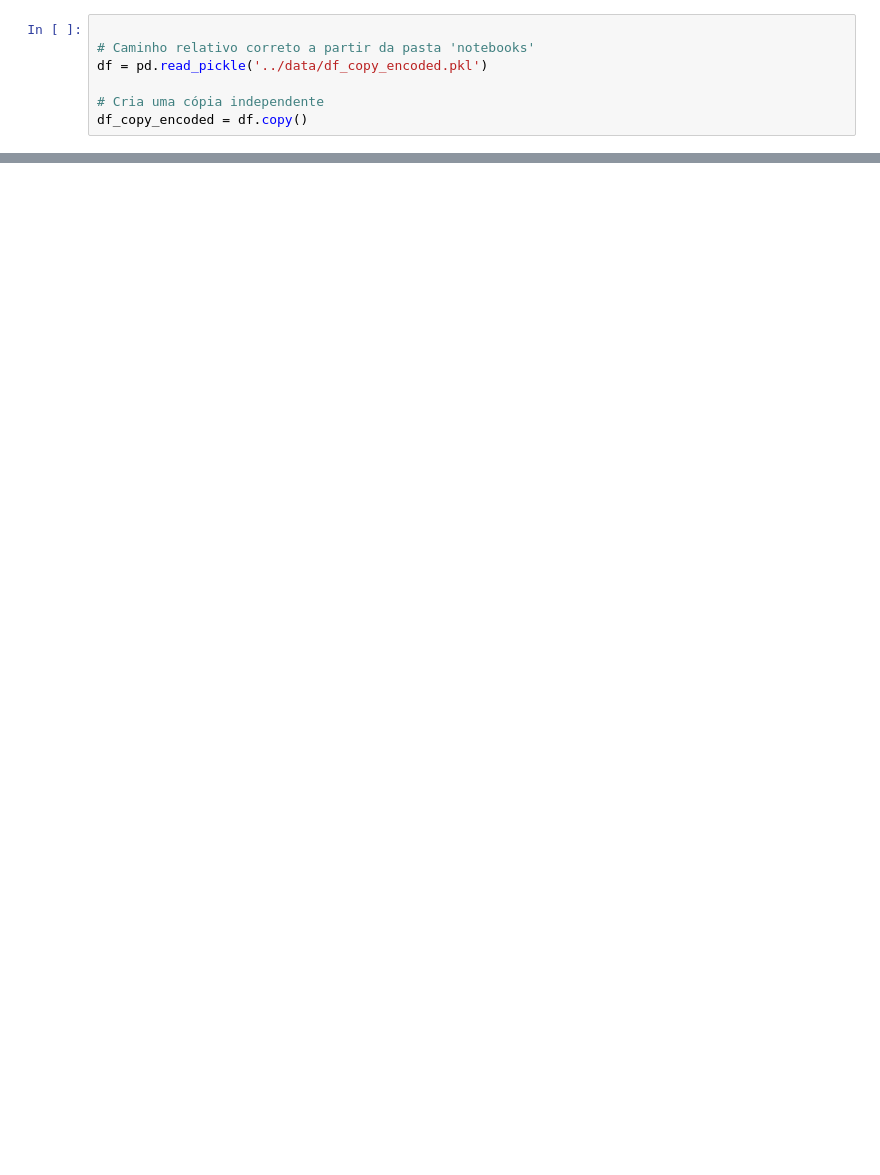
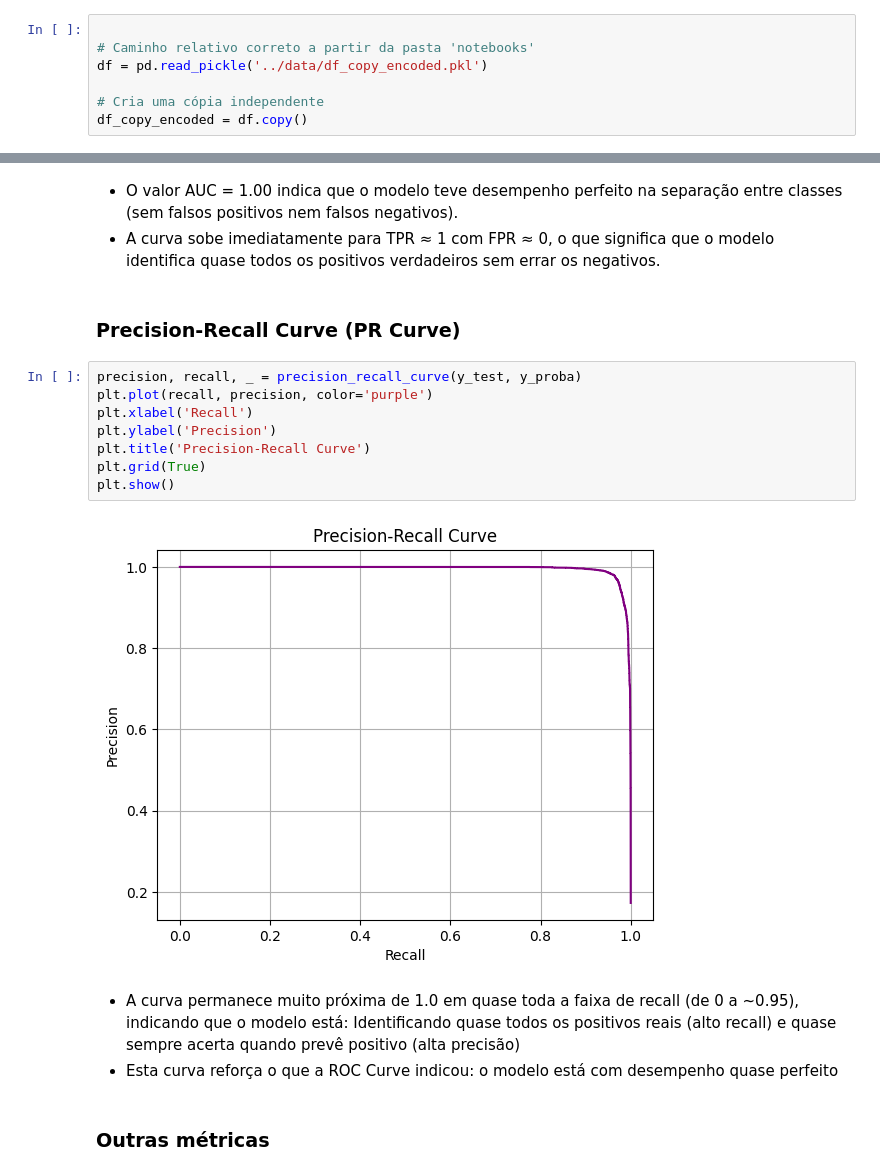
Before and after one commit to josieleferreira/credito_fintech, a Jupyter notebook: notebooks/Modelo_final.ipynb, the cells around one changed output, grey strips where cells are left out. Saved outputs shown, nothing was run; the diff lists cells and outputs as text; blank space fills up the shorter version.

```diff
--- a/notebooks/Modelo_final.ipynb
+++ b/notebooks/Modelo_final.ipynb
@@ -47,0 +79,20 @@ df_copy_encoded.head()
+# %% [markdown]
+- O valor AUC = 1.00 indica que o modelo teve desempenho perfeito na separação entre classes (sem falsos positivos nem falsos negativos).
+- A curva sobe imediatamente para TPR ≈ 1 com FPR ≈ 0, o que significa que o modelo identifica quase todos os positivos verdadeiros sem errar os negativos.
+# %% [markdown]
+### Precision-Recall Curve (PR Curve)
+# %%
+precision, recall, _ = precision_recall_curve(y_test, y_proba)
+plt.plot(recall, precision, color='purple')
+plt.xlabel('Recall')
+plt.ylabel('Precision')
+plt.title('Precision-Recall Curve')
+plt.grid(True)
+plt.show()
+# %% [output]
+[figure, added]
+# %% [markdown]
+- A curva permanece muito próxima de 1.0 em quase toda a faixa de recall (de 0 a ~0.95), indicando que o modelo está: Identificando quase todos os positivos reais (alto recall) e quase sempre acerta quando prevê positivo (alta precisão)
+- Esta curva reforça o que a ROC Curve indicou: o modelo está com desempenho quase perfeito
+# %% [markdown]
+### Outras métricas
```
Also changed, not shown: parts of 26 cells of this notebook, 2 other files.
